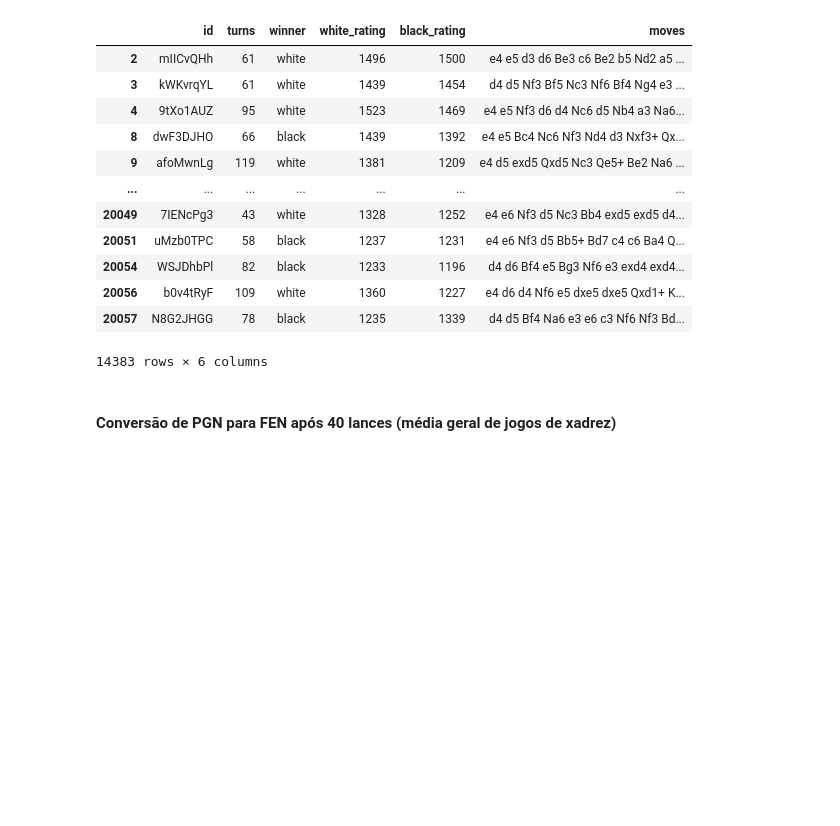
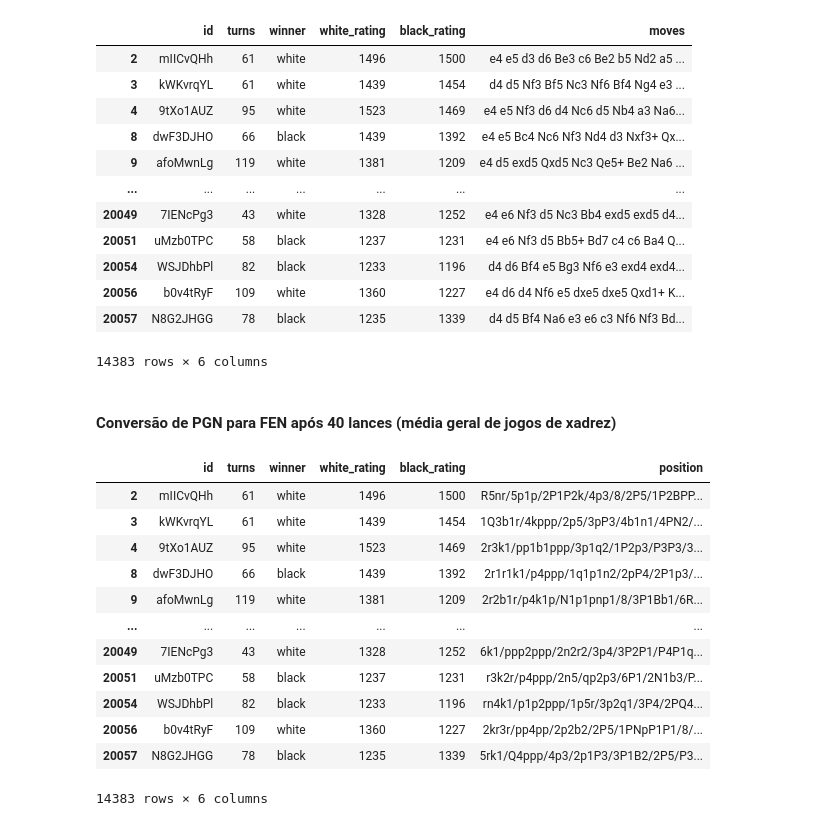
Before and after one commit to pmopedro/computational-chess, a Jupyter notebook: notebooks/chess_data_loader.ipynb, the cells around one changed output. Saved outputs shown, nothing was run; the diff lists cells and outputs as text; code cells hidden in the pictures; blank space fills up the shorter version.

Commit message:
Adicionado print de df_test

```diff
--- a/notebooks/chess_data_loader.ipynb
+++ b/notebooks/chess_data_loader.ipynb
@@ -100,3 +98,19 @@ df_test = df_test.drop('moves', axis=1)
 # Exporta o dataframe para um novo arquivo csv no Drive, na pasta de teste.
 test_output = test_folder + 'games_positions.csv'
 df_test.to_csv(test_output)
+# %%
+df_test
+# %% [output]
+|  | id | turns | winner | white_rating | black_rating | position |
+| 2 | mIICvQHh | 61 | white | 1496 | 1500 | R5nr/5p1p/2P1P2k/4p3/8/2P5/1P2BPP... |
+| 3 | kWKvrqYL | 61 | white | 1439 | 1454 | 1Q3b1r/4kppp/2p5/3pP3/4b1n1/4PN2/... |
+| 4 | 9tXo1AUZ | 95 | white | 1523 | 1469 | 2r3k1/pp1b1ppp/3p1q2/1P2p3/P3P3/3... |
+| 8 | dwF3DJHO | 66 | black | 1439 | 1392 | 2r1r1k1/p4ppp/1q1p1n2/2pP4/2P1p3/... |
+| 9 | afoMwnLg | 119 | white | 1381 | 1209 | 2r2b1r/p4k1p/N1p1pnp1/8/3P1Bb1/6R... |
+| ... | ... | ... | ... | ... | ... | ... |
+| 20049 | 7IENcPg3 | 43 | white | 1328 | 1252 | 6k1/ppp2ppp/2n2r2/3p4/3P2P1/P4P1q... |
+| 20051 | uMzb0TPC | 58 | black | 1237 | 1231 | r3k2r/p4ppp/2n5/qp2p3/6P1/2N1b3/P... |
+| 20054 | WSJDhbPl | 82 | black | 1233 | 1196 | rn4k1/p1p2ppp/1p5r/3p2q1/3P4/2PQ4... |
+| 20056 | b0v4tRyF | 109 | white | 1360 | 1227 | 2kr3r/pp4pp/2p2b2/2P5/1PNpP1P1/8/... |
+| 20057 | N8G2JHGG | 78 | black | 1235 | 1339 | 5rk1/Q4ppp/4p3/2p1P3/3P1B2/2P5/P3... |
+14383 rows × 6 columns
```
Also changed, not shown: parts of 1 cell of this notebook.
